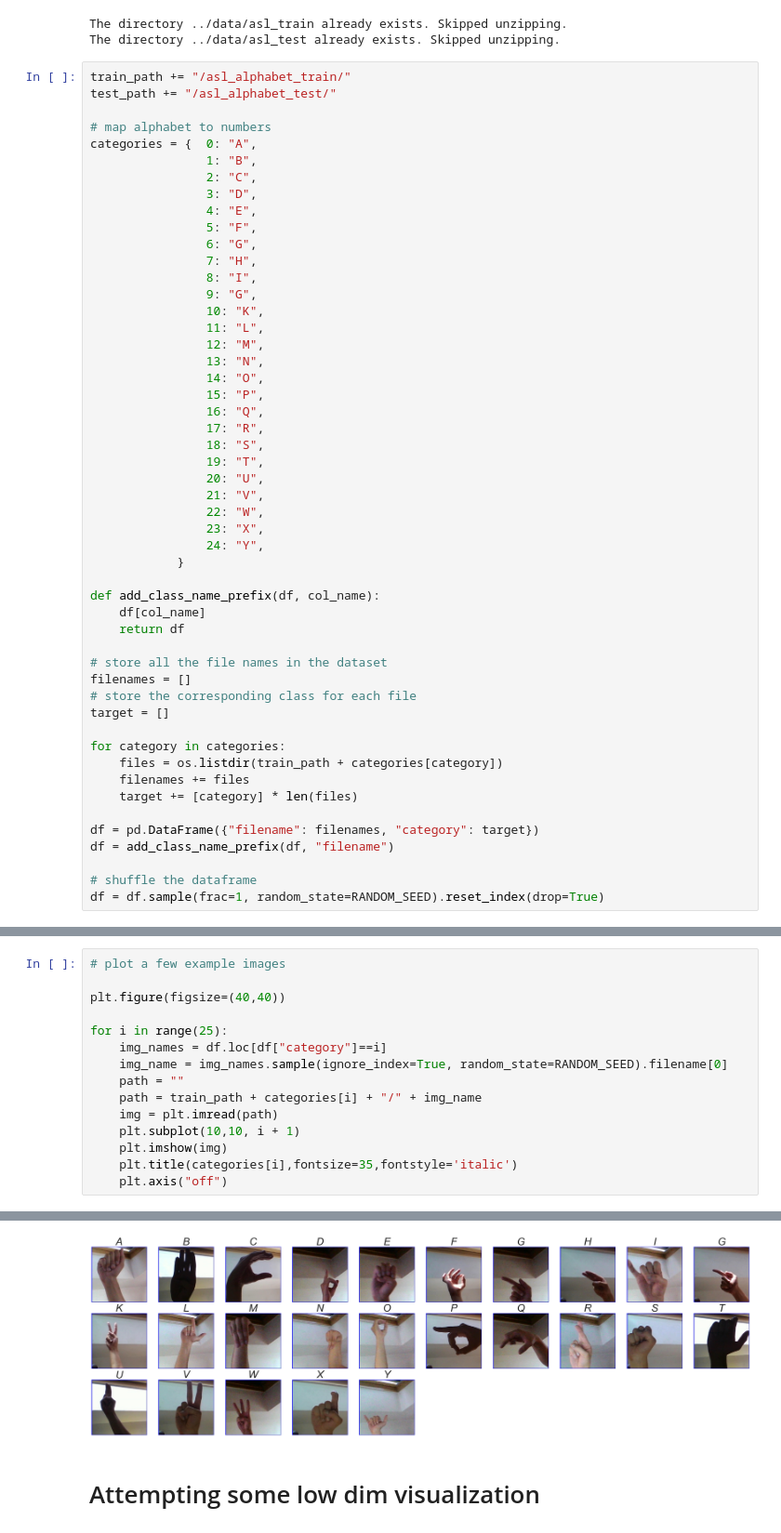
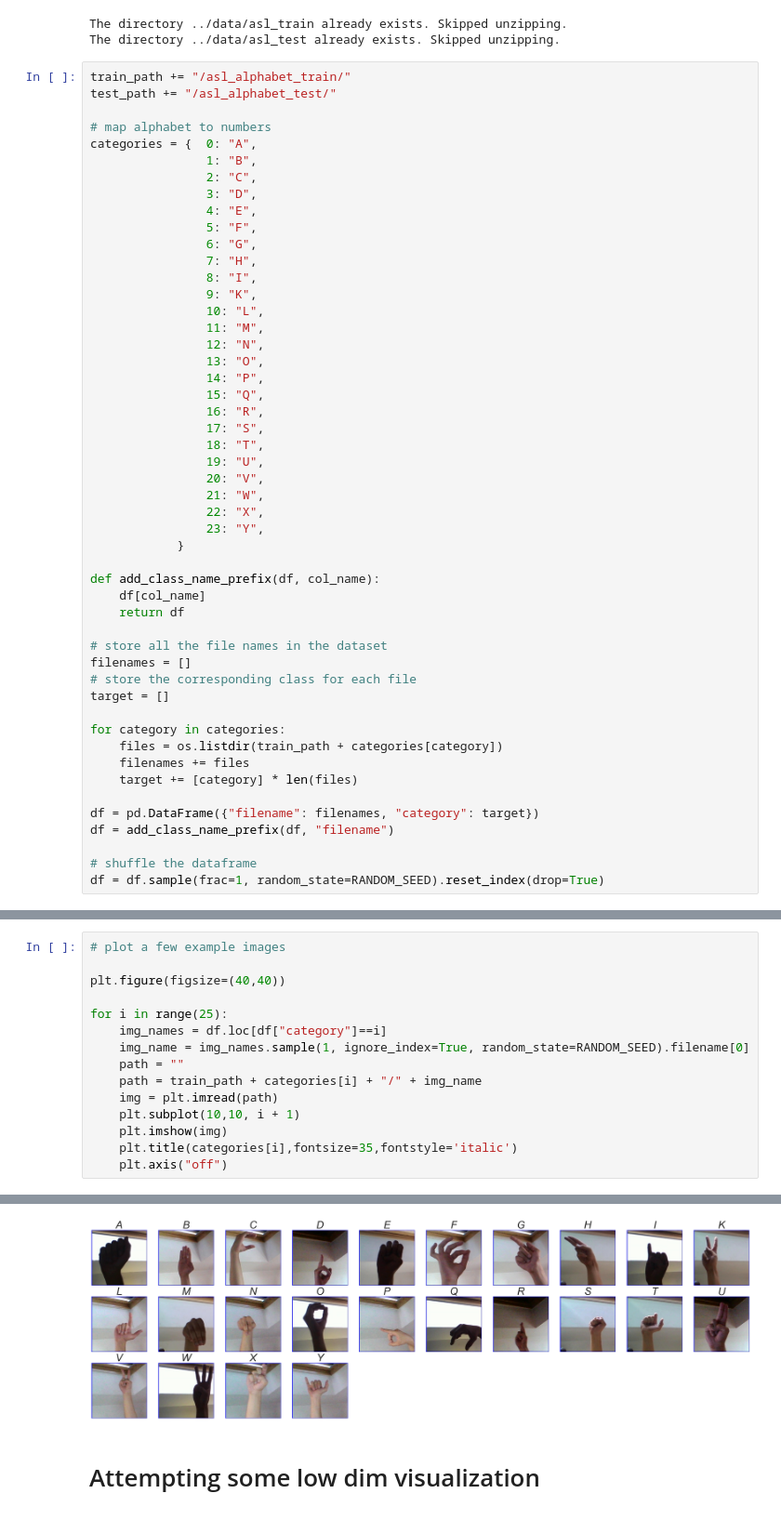
Before and after one commit to teostereciu/mlp, a Jupyter notebook: notebooks/explore.ipynb, the cells around one changed output, grey strips where cells are left out. Shown at 93% size. Cells and saved outputs as stored; diff of their text form.

Commit message:
fixed categories, rerun code for plots

```diff
--- a/notebooks/explore.ipynb
+++ b/notebooks/explore.ipynb
@@ -52,22 +52,21 @@ categories = {  0: "A",
                 6: "G",
                 7: "H",
                 8: "I",
-                9: "G",
-                10: "K",
-                11: "L",
-                12: "M",
-                13: "N",
-                14: "O",
-                15: "P",
-                16: "Q",
-                17: "R",
-                18: "S",
-                19: "T",
-                20: "U",
-                21: "V",
-                22: "W",
-                23: "X",
-                24: "Y",
+                9: "K",
+                10: "L",
+                11: "M",
+                12: "N",
+                13: "O",
+                14: "P",
+                15: "Q",
+                16: "R",
+                17: "S",
+                18: "T",
+                19: "U",
+                20: "V",
+                21: "W",
+                22: "X",
+                23: "Y",
             }
 
 def add_class_name_prefix(df, col_name):
@@ -129,7 +128,7 @@ plt.figure(figsize=(40,40))
 
 for i in range(25):
     img_names = df.loc[df["category"]==i]
-    img_name = img_names.sample(ignore_index=True, random_state=RANDOM_SEED).filename[0]
+    img_name = img_names.sample(1, ignore_index=True, random_state=RANDOM_SEED).filename[0]
     path = ""
     path = train_path + categories[i] + "/" + img_name
     img = plt.imread(path)
@@ -141,4 +141,4 @@ for i in range(25):
-[figure, old version]
+[figure, new version]
 # %% [markdown]
 # Attempting some low dim visualization
 # %%
```
Also changed, not shown: parts of 7 cells of this notebook.
